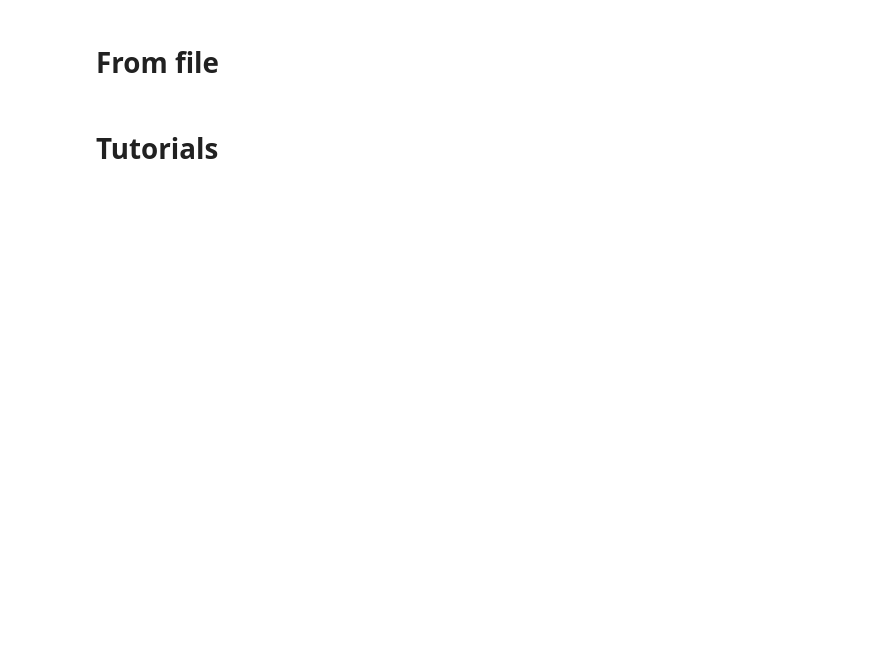
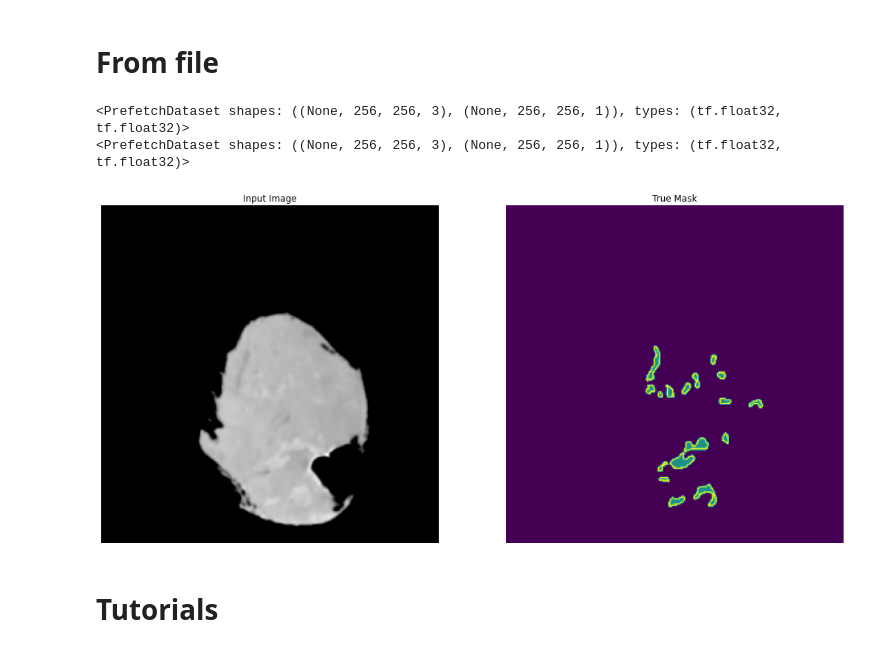
Before and after one commit to siminpan/MOSJ-3DCT, a Jupyter notebook: python/03_u-net.tensflow.ipynb, the cells around one changed output. Drawn from its saved outputs; the diff is of its cells as text; code cells hidden in the pictures; blank space fills up the shorter version.

```diff
--- a/python/03_u-net.tensflow.ipynb
+++ b/python/03_u-net.tensflow.ipynb
@@ -133,3 +290,53 @@ test_dataset = test.batch(BATCH_SIZE)
+# %%
+AUTOTUNE = tf.data.experimental.AUTOTUNE
+BATCH_SIZE = 5
+IMG_SIZE = 256
+# for reference about the BUFFER_SIZE in shuffle:
+# https://stackoverflow.com/questions/46444018/meaning-of-buffer-size-in-dataset-map-dataset-prefetch-and-dataset-shuffle
+BUFFER_SIZE = 1000
+
+dataset = {"train": train_dataset, "val": val_dataset}
+
+# -- Train Dataset --#
+dataset['train'] = dataset['train'].map(load_image_train, num_parallel_calls=tf.data.experimental.AUTOTUNE)
+dataset['train'] = dataset['train'].shuffle(buffer_size=BUFFER_SIZE, seed=SEED)
+dataset['train'] = dataset['train'].repeat()
+dataset['train'] = dataset['train'].batch(BATCH_SIZE)
+dataset['train'] = dataset['train'].prefetch(buffer_size=AUTOTUNE)
+
+#-- Validation Dataset --#
+dataset['val'] = dataset['val'].map(load_image_test)
+dataset['val'] = dataset['val'].repeat()
+dataset['val'] = dataset['val'].batch(BATCH_SIZE)
+dataset['val'] = dataset['val'].prefetch(buffer_size=AUTOTUNE)
+
+print(dataset['train'])
+print(dataset['val'])
+# %% [output]
+<PrefetchDataset shapes: ((None, 256, 256, 3), (None, 256, 256, 1)), types: (tf.float32, tf.float32)>
+<PrefetchDataset shapes: ((None, 256, 256, 3), (None, 256, 256, 1)), types: (tf.float32, tf.float32)>
+# %%
+def display_sample(display_list):
+    """Show side-by-side an input image,
+    the ground truth and the prediction.
+    """
+    plt.figure(figsize=(18, 18))
+
+    title = ['Input Image', 'True Mask', 'Predicted Mask']
+
+    for i in range(len(display_list)):
+        plt.subplot(1, len(display_list), i+1)
+        plt.title(title[i])
+        plt.imshow(tf.keras.preprocessing.image.array_to_img(display_list[i]))
+        plt.axis('off')
+    plt.show()
+# %%
+for image, mask in dataset['train'].take(1):
+    sample_image, sample_mask = image, mask
+
+display_sample([sample_image[0], sample_mask[0]])
+# %% [output]
+[figure, added]
 # %% [markdown]
 # Tutorials
 # %%
```
Also changed, not shown: parts of 13 cells of this notebook.
